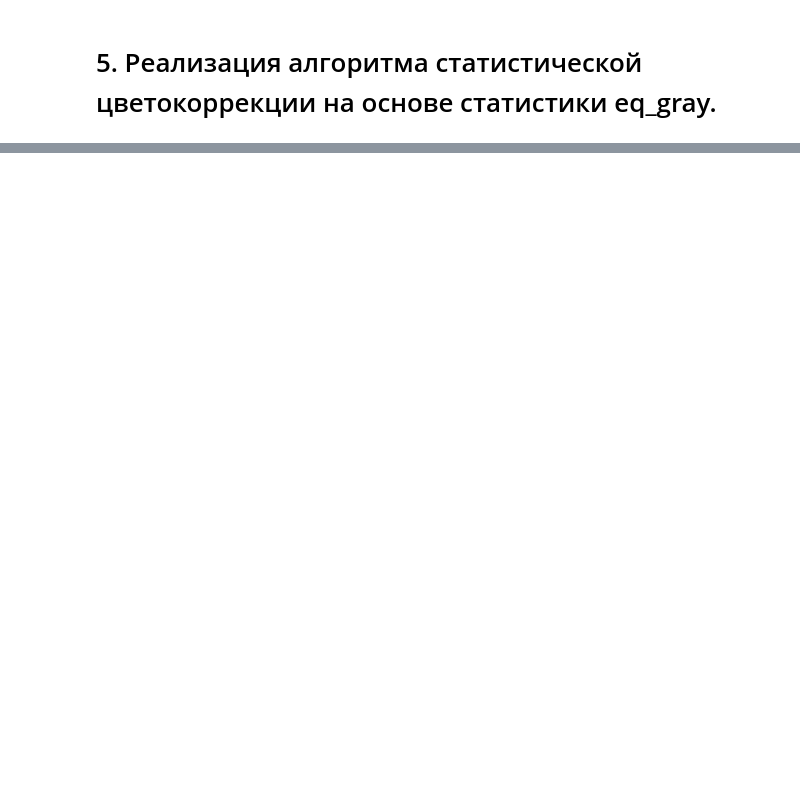
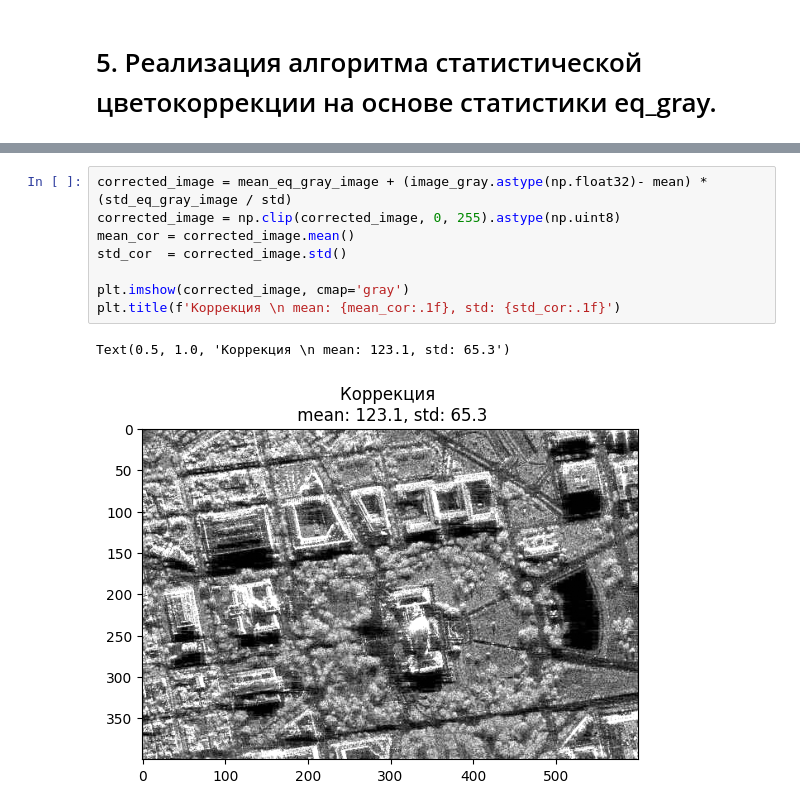
Before and after one commit to Ch0k0ladka/image-processing-labs, a Jupyter notebook: lab_1/IP_Task_2.ipynb, the cells around one changed output, grey strips where cells are left out. Drawn from its saved outputs; the diff is of its cells as text; blank space fills up the shorter version.

```diff
--- a/lab_1/IP_Task_2.ipynb
+++ b/lab_1/IP_Task_2.ipynb
@@ -107,0 +130,11 @@ MSE: 7075.287691258028
+# %%
+corrected_image = mean_eq_gray_image + (image_gray.astype(np.float32)- mean) * (std_eq_gray_image / std)
+corrected_image = np.clip(corrected_image, 0, 255).astype(np.uint8)
+mean_cor = corrected_image.mean()
+std_cor  = corrected_image.std()
+
+plt.imshow(corrected_image, cmap='gray')
+plt.title(f'Коррекция \n mean: {mean_cor:.1f}, std: {std_cor:.1f}')
+# %% [output]
+Text(0.5, 1.0, 'Коррекция \n mean: 123.1, std: 65.3')
+[figure, added]
```
Also changed, not shown: parts of 10 cells of this notebook, 1 other file.
